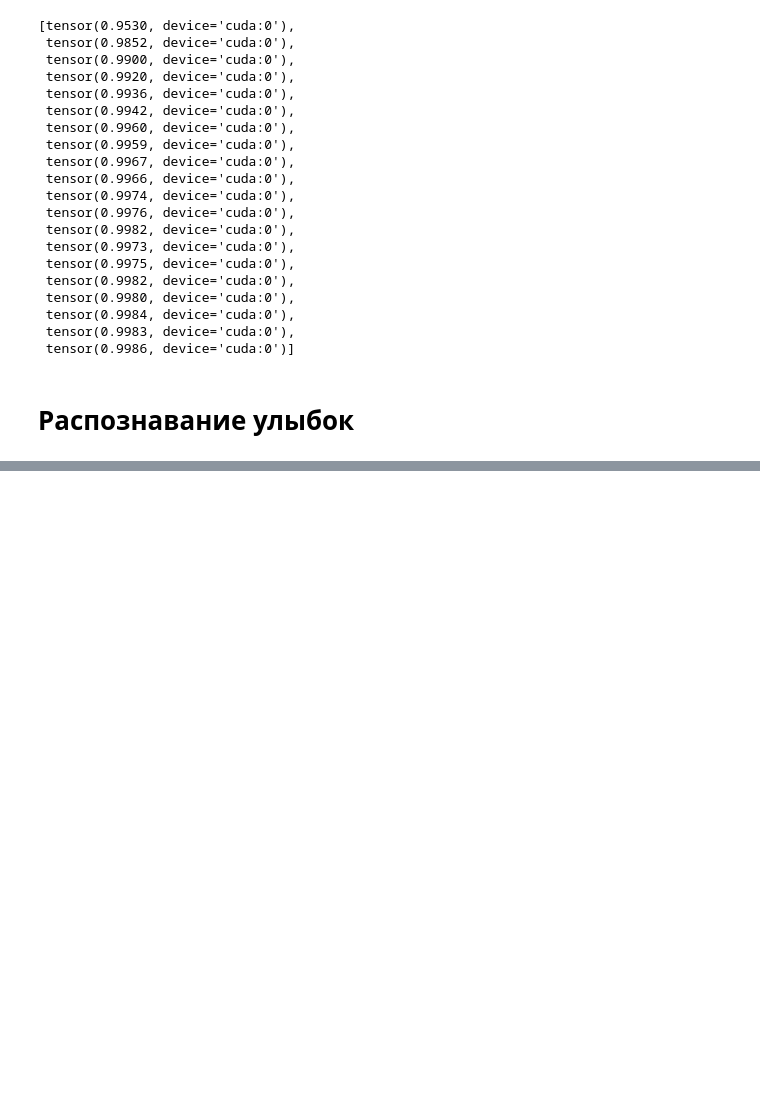
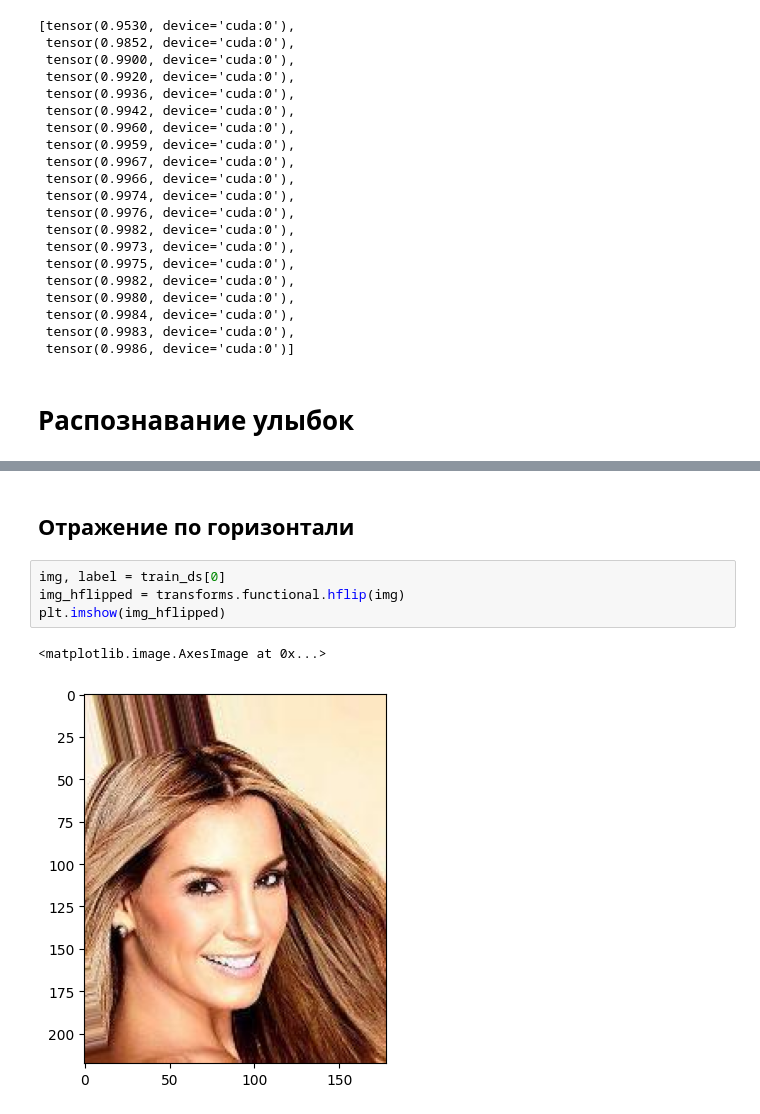
Before and after one commit to Swanger-Iz/ML_pytorch_lessons, a Jupyter notebook: book_rashka/NNs/cnn/conv_nns.ipynb, the cells around one changed output, grey strips where cells are left out. Saved outputs shown, nothing was run; the diff lists cells and outputs as text; blank space fills up the shorter version.

```diff
--- a/book_rashka/NNs/cnn/conv_nns.ipynb
+++ b/book_rashka/NNs/cnn/conv_nns.ipynb
@@ -258,0 +402,9 @@ plt.show()
+# %% [markdown]
+## Отражение по горизонтали
+# %%
+img, label = train_ds[0]
+img_hflipped = transforms.functional.hflip(img)
+plt.imshow(img_hflipped)
+# %% [output]
+<matplotlib.image.AxesImage at 0x...>
+[figure, added]
```
Also changed, not shown: parts of 34 cells of this notebook.
